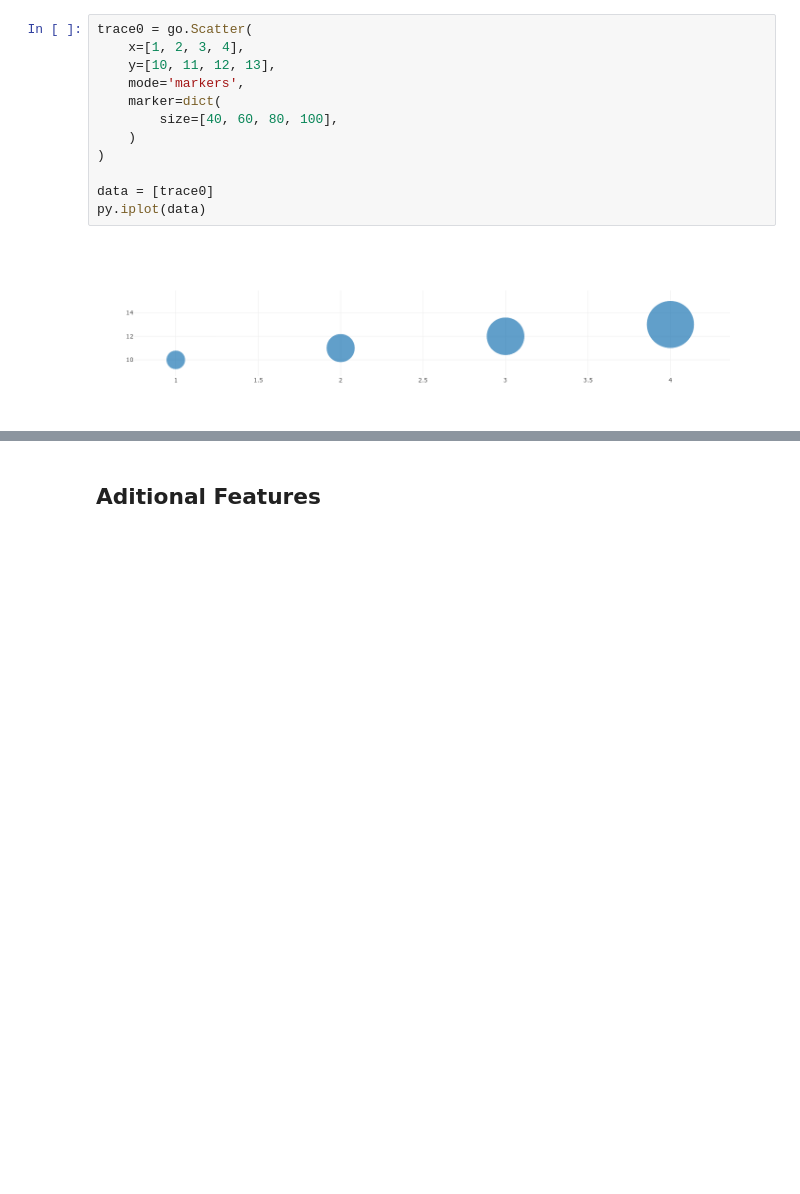
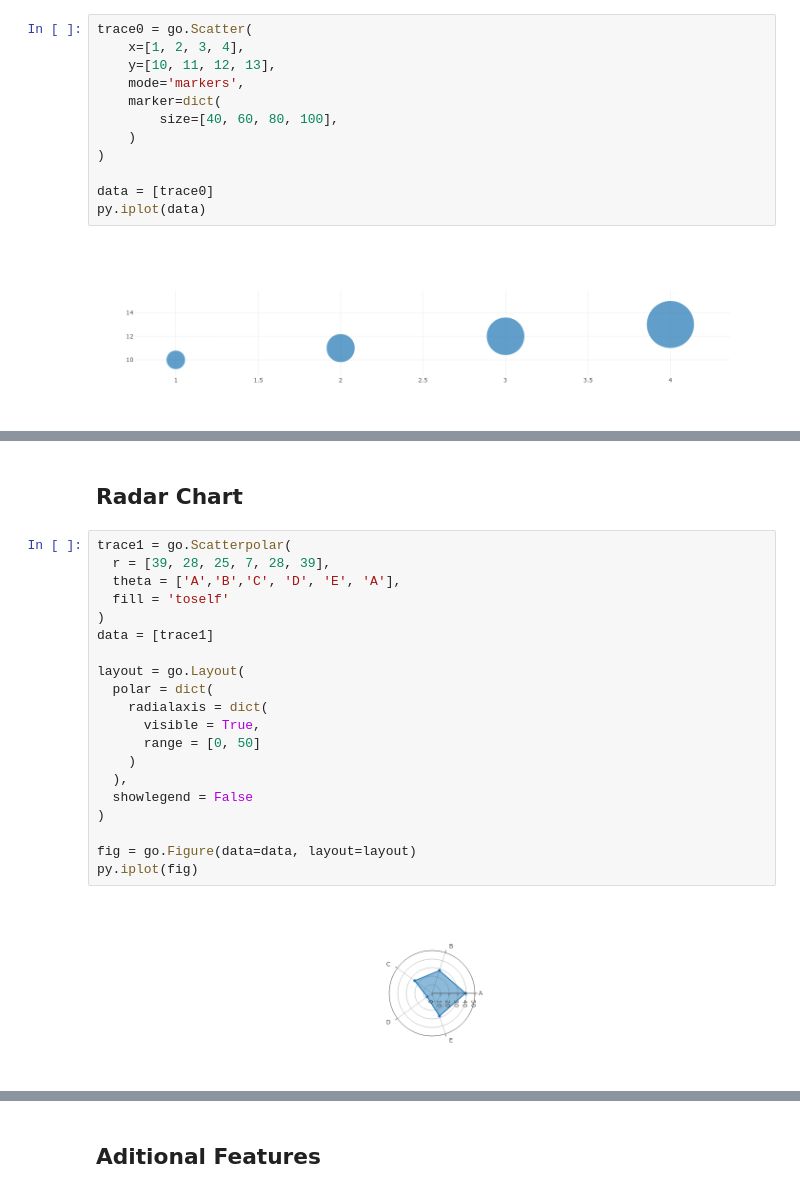
Before and after one commit to lobato767/facens-dataviz, a Jupyter notebook: lectures/Lecture3/Demo3.Plotly.ipynb, the cells around one changed output, grey strips where cells are left out. Cells and saved outputs as stored; diff of their text form; blank space fills up the shorter version.

```diff
--- a/lectures/Lecture3/Demo3.Plotly.ipynb
+++ b/lectures/Lecture3/Demo3.Plotly.ipynb
@@ -192,0 +239,24 @@ py.iplot(data)
+# %% [markdown]
+## Radar Chart
+# %%
+trace1 = go.Scatterpolar(
+  r = [39, 28, 25, 7, 28, 39],
+  theta = ['A','B','C', 'D', 'E', 'A'],
+  fill = 'toself'
+)
+data = [trace1]
+
+layout = go.Layout(
+  polar = dict(
+    radialaxis = dict(
+      visible = True,
+      range = [0, 50]
+    )
+  ),
+  showlegend = False
+)
+
+fig = go.Figure(data=data, layout=layout)
+py.iplot(fig)
+# %% [output]
+[figure, added]
```
Also changed, not shown: parts of 15 cells of this notebook.
